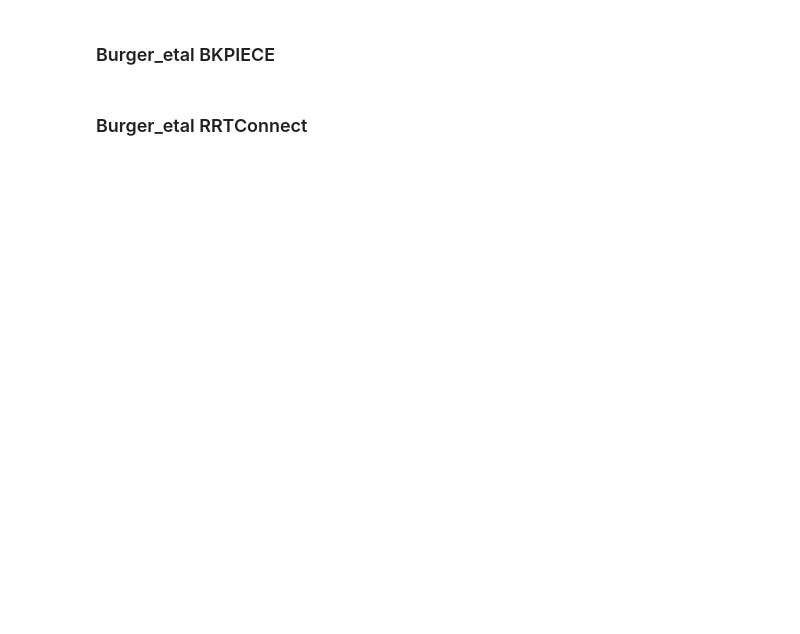
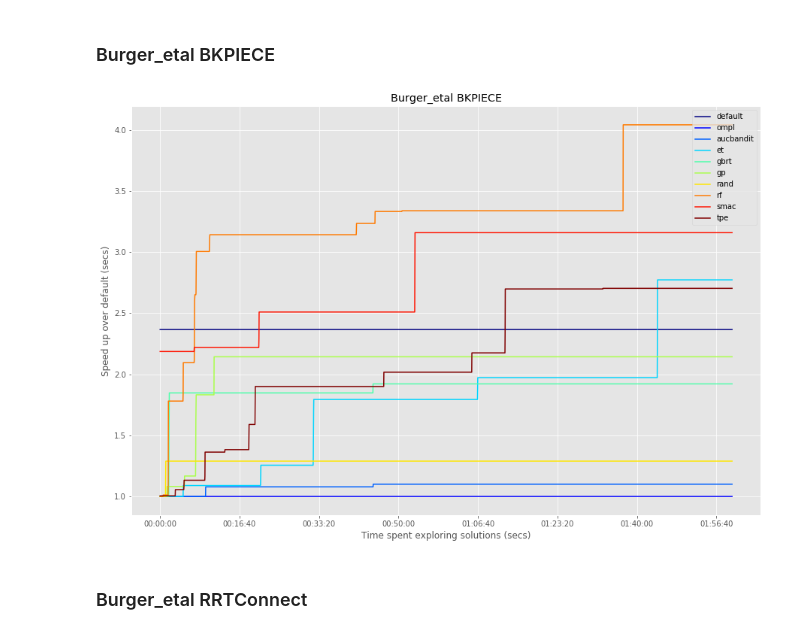
Before and after one commit to charleneleong-ai/crane_plus_v2_motion_planning, a Jupyter notebook: crane_plus_control/results/result_analysis.ipynb, the cells around one changed output. Drawn from its saved outputs; the diff is of its cells as text; code cells hidden in the pictures; blank space fills up the shorter version.

```diff
--- a/crane_plus_control/results/result_analysis.ipynb
+++ b/crane_plus_control/results/result_analysis.ipynb
@@ -479,0 +356,4 @@ factor_plot(results_fps_3, 'Burger_etal', 'BKPIECE')
+# %%
+avg_factor_plot(avg_losses, 'Burger_etal', 'BKPIECE' ,benchmark='ompl' )
+# %% [output]
+[figure, added]
```
Also changed, not shown: parts of 34 cells of this notebook, 8 other files.
